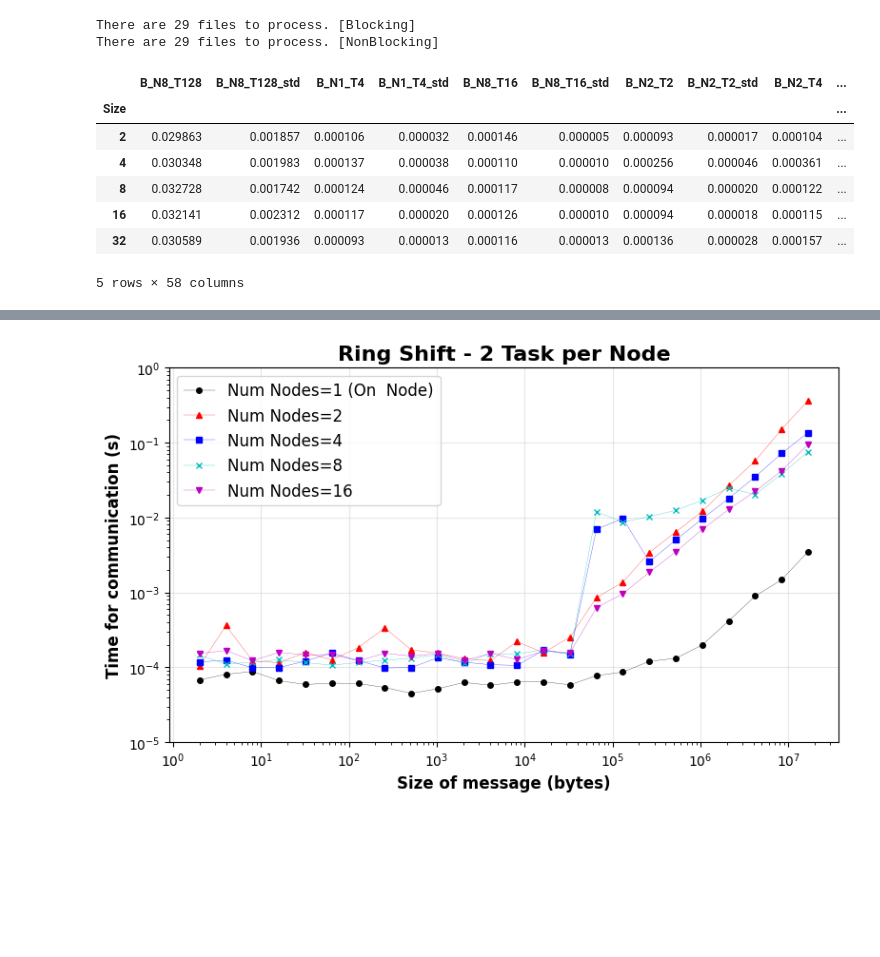
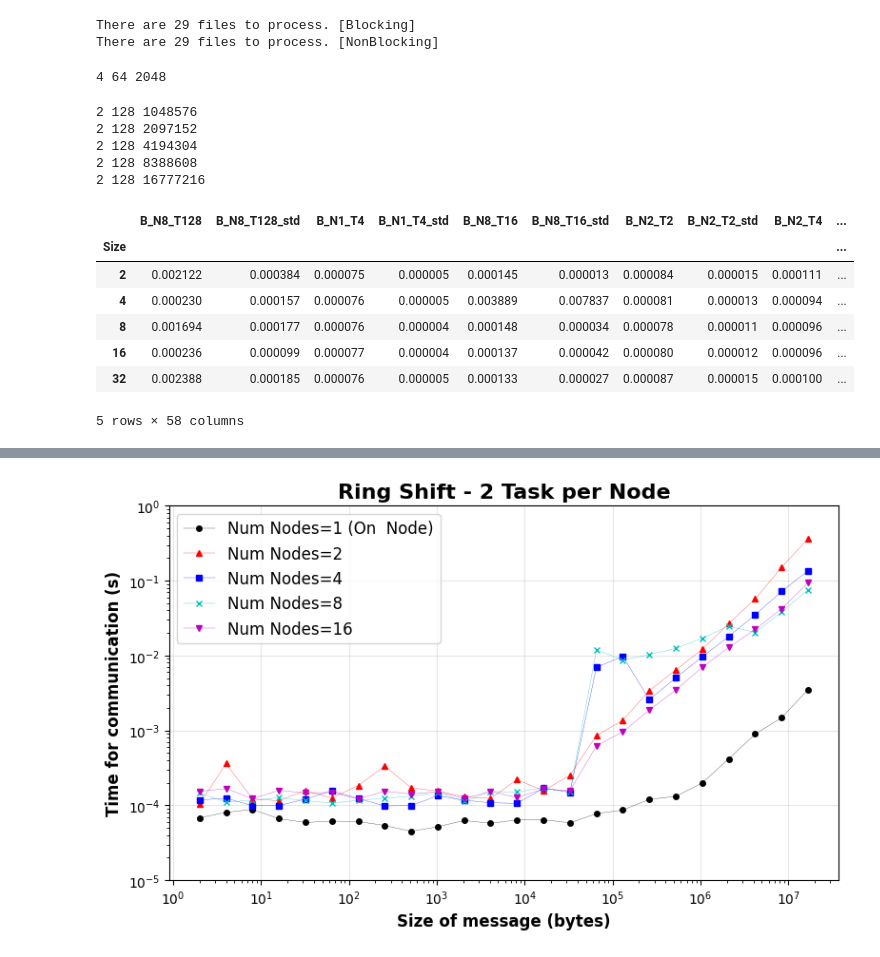
Before and after one commit to cmse822/project-3-mpi-p2p-team-2, a Jupyter notebook: Analysis/Analysis.ipynb, the cells around one changed output, grey strips where cells are left out. Saved outputs shown, nothing was run; the diff lists cells and outputs as text; code cells hidden in the pictures; blank space fills up the shorter version.

```diff
--- a/Analysis/Analysis.ipynb
+++ b/Analysis/Analysis.ipynb
@@ -188,9 +188,10 @@ ____
 # Find the result files.
 FileList, FileList2 = [], []
 for fname in os.listdir('../data'):
-    if fname.startswith('Ring_n') and fnmatch.fnmatch(fname, '*.csv'):
+    if fname.startswith('Ring_n') and fnmatch.fnmatch(fname, '*.csv') and 'old' not in fname:
         FileList.append(os.path.join('../data/', fname))
-    elif fname.startswith('Ring_Non') and fnmatch.fnmatch(fname, '*.csv'):
+for fname in os.listdir('../data'):
+    if fname.startswith('Ring_Non') and fnmatch.fnmatch(fname, '*.csv'):
         FileList2.append(os.path.join('../data/', fname))
 print(f'There are {len(FileList)} files to process. [Blocking]')
 print(f'There are {len(FileList2)} files to process. [NonBlocking]')
@@ -207,39 +208,47 @@ Comb1   = []
 
 # Iterate over each file.
 for fname in FileList:
     # Find the configuration of the run.
     Nnode = int(fname.lower().split('_n')[1].split('_')[0])
     Ntask = int(fname.lower().split('_t')[1].split('.')[0])
     # Read the file.
     CSV = pd.read_csv(fname, header=None, names=['Repetition', 'Size', 'NumTasks', 'Time'])
     # Extract data for each message size.
     ColName = f'B_N{Nnode}_T{Ntask}'
     Comb1.append(ColName)
     Data1[f'{ColName}']     = 0
     Data1[f'{ColName}_std'] = 0
     for s in Sizes:
         # First find the average and std of the middle 80 values.
         RunTimes = CSV[CSV.Size == s]['Time'].to_numpy()
         RunTimes.sort()
         Start = int(len(RunTimes) / 10)
         End   = int(len(RunTimes) * 9 / 10)
         RunTimes = RunTimes[Start:End]             # Filter out the first and last 10% datapoints.
+        if len(RunTimes) == 0:
+            print(Nnode, Ntask, s)
         Mean     = RunTimes.mean()
         Std      = RunTimes.std()
         # Add the result to Data.
         Data1.loc[s, ColName]          = Mean
         Data1.loc[s, f'{ColName}_std'] = Std
 
 Data1.head()
 # %% [output]
+4 64 2048
+2 128 1048576
+2 128 2097152
+2 128 4194304
+2 128 8388608
+2 128 16777216
 |  | B_N8_T128 | B_N8_T128_std | B_N1_T4 | B_N1_T4_std | B_N8_T16 | B_N8_T16_std | B_N2_T2 | B_N2_T2_std | B_N2_T4 | ... |
 | Size |  |  |  |  |  |  |  |  |  | ... |
-| 2 | 0.029863 | 0.001857 | 0.000106 | 0.000032 | 0.000146 | 0.000005 | 0.000093 | 0.000017 | 0.000104 | ... |
-| 4 | 0.030348 | 0.001983 | 0.000137 | 0.000038 | 0.000110 | 0.000010 | 0.000256 | 0.000046 | 0.000361 | ... |
-| 8 | 0.032728 | 0.001742 | 0.000124 | 0.000046 | 0.000117 | 0.000008 | 0.000094 | 0.000020 | 0.000122 | ... |
-| 16 | 0.032141 | 0.002312 | 0.000117 | 0.000020 | 0.000126 | 0.000010 | 0.000094 | 0.000018 | 0.000115 | ... |
-| 32 | 0.030589 | 0.001936 | 0.000093 | 0.000013 | 0.000116 | 0.000013 | 0.000136 | 0.000028 | 0.000157 | ... |
+| 2 | 0.002122 | 0.000384 | 0.000075 | 0.000005 | 0.000145 | 0.000013 | 0.000084 | 0.000015 | 0.000111 | ... |
+| 4 | 0.000230 | 0.000157 | 0.000076 | 0.000005 | 0.003889 | 0.007837 | 0.000081 | 0.000013 | 0.000094 | ... |
+| 8 | 0.001694 | 0.000177 | 0.000076 | 0.000004 | 0.000148 | 0.000034 | 0.000078 | 0.000011 | 0.000096 | ... |
+| 16 | 0.000236 | 0.000099 | 0.000077 | 0.000004 | 0.000137 | 0.000042 | 0.000080 | 0.000012 | 0.000096 | ... |
+| 32 | 0.002388 | 0.000185 | 0.000076 | 0.000005 | 0.000133 | 0.000027 | 0.000087 | 0.000015 | 0.000100 | ... |
-5 rows × 58 columns
+5 rows × 58 columns
 # %%
 # Create an initial dataframe.
 CSV     = pd.read_csv(FileList2[0], header=None, names=['Repetition', 'Size', 'NumTasks', 'Time'])
```
Also changed, not shown: parts of 3 cells of this notebook, 6 other files.
